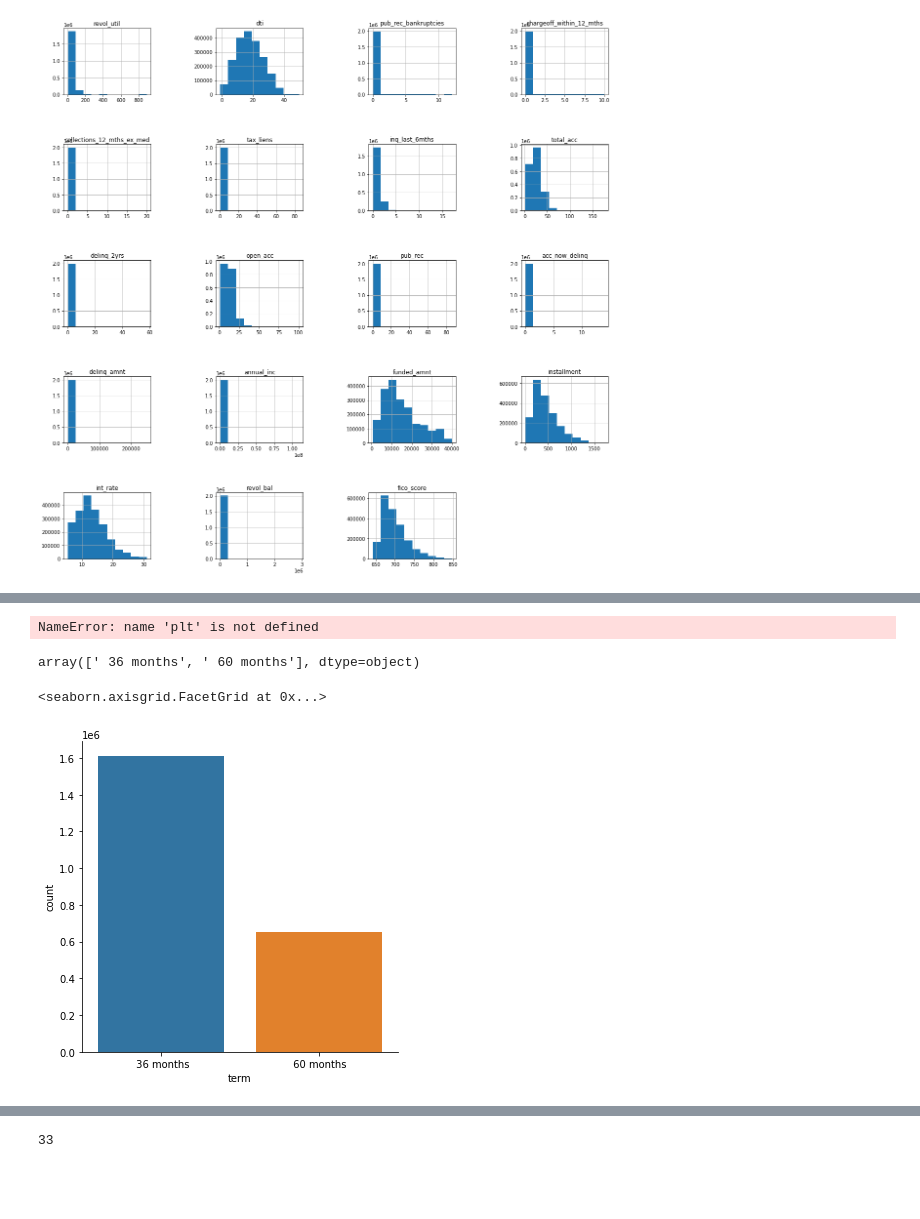
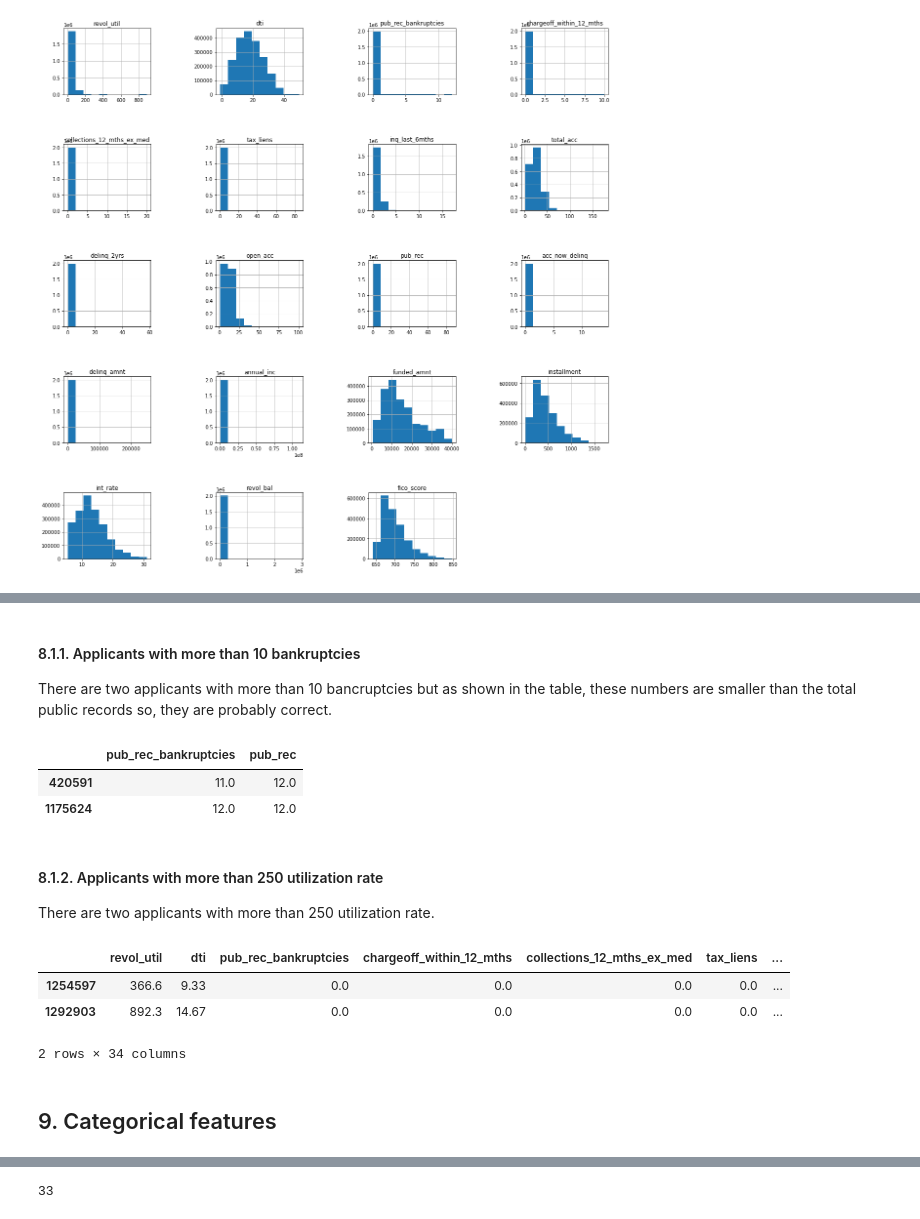
Before and after one commit to somayehY/SomayeYoussefi, a Jupyter notebook: LendingClub/LendingClub_DataWrangling.ipynb, the cells around one changed output, grey strips where cells are left out. Cells and saved outputs as stored; diff of their text form; code cells hidden in the pictures; blank space fills up the shorter version.

```diff
--- a/LendingClub/LendingClub_DataWrangling.ipynb
+++ b/LendingClub/LendingClub_DataWrangling.ipynb
@@ -352,18 +294,24 @@ plt.subplots_adjust(hspace=0.75, wspace=.75);
+# %% [markdown]
+#### 8.1.1. Applicants with more than 10 bankruptcies <a class="anchor" id="BankR"></a>
+There are two applicants with more than 10 bancruptcies but as shown in the table, these numbers are smaller than the total public records so, they are probably correct.
+# %%
+df.loc[df['pub_rec_bankruptcies'] > 10, ['pub_rec_bankruptcies','pub_rec']]
+# %% [output]
+|  | pub_rec_bankruptcies | pub_rec |
+| 420591 | 11.0 | 12.0 |
+| 1175624 | 12.0 | 12.0 |
+# %% [markdown]
+#### 8.1.2. Applicants with more than 250 utilization rate <a class="anchor" id="Util"></a>
+There are two applicants with more than 250 utilization rate.
+# %%
+df.loc[df['revol_util']>250]
+# %% [output]
+|  | revol_util | dti | pub_rec_bankruptcies | chargeoff_within_12_mths | collections_12_mths_ex_med | tax_liens | ... |
+| 1254597 | 366.6 | 9.33 | 0.0 | 0.0 | 0.0 | 0.0 | ... |
+| 1292903 | 892.3 | 14.67 | 0.0 | 0.0 | 0.0 | 0.0 | ... |
+2 rows × 34 columns
 # %%
 objectlist = ['home_ownership', 'initial_list_status', 'addr_state', 'disbursement_method', 'pymnt_plan', 'verification_status',
 'loan_status', 'sub_grade', 'term', 'emp_length']
-plt.subplots(4,3)
-
-for item in objectlist:
-    plt.countplot(x=df[item])
-# %% [output]
-NameError: name 'plt' is not defined
-# %%
-df["term"].unique()
-# %% [output]
-array([' 36 months', ' 60 months'], dtype=object)
-# %%
-sns.catplot(x="term",data=df, kind="count")
-# %% [output]
-<seaborn.axisgrid.FacetGrid at 0x...>
-[figure]
+# %% [markdown]
+## 9. Categorical features <a class="anchor" id="Cat"></a>
```
Also changed, not shown: parts of 71 cells of this notebook.
